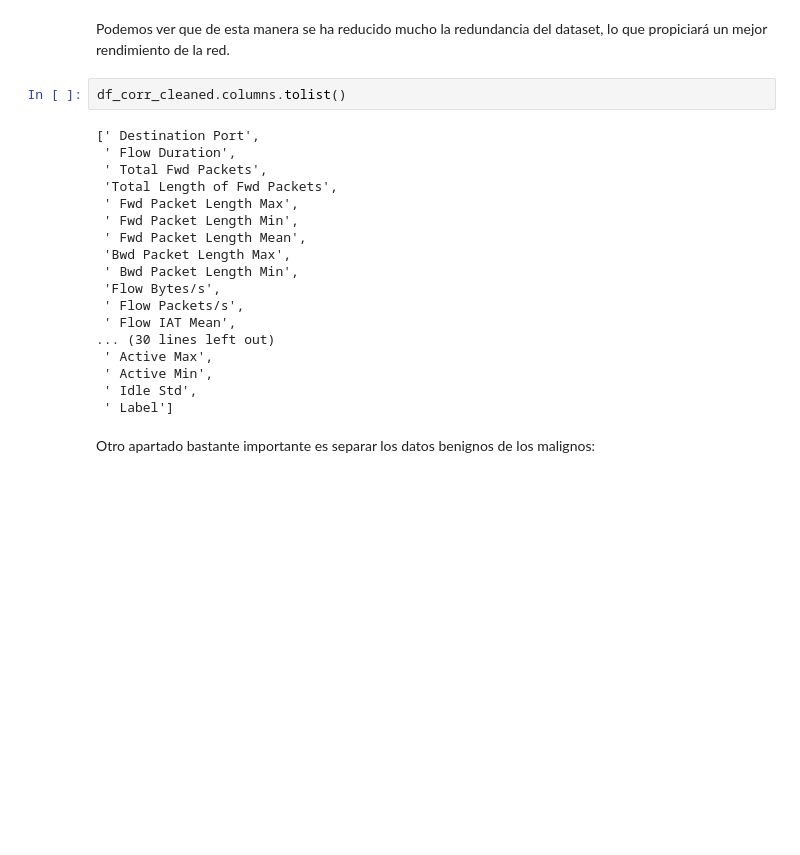
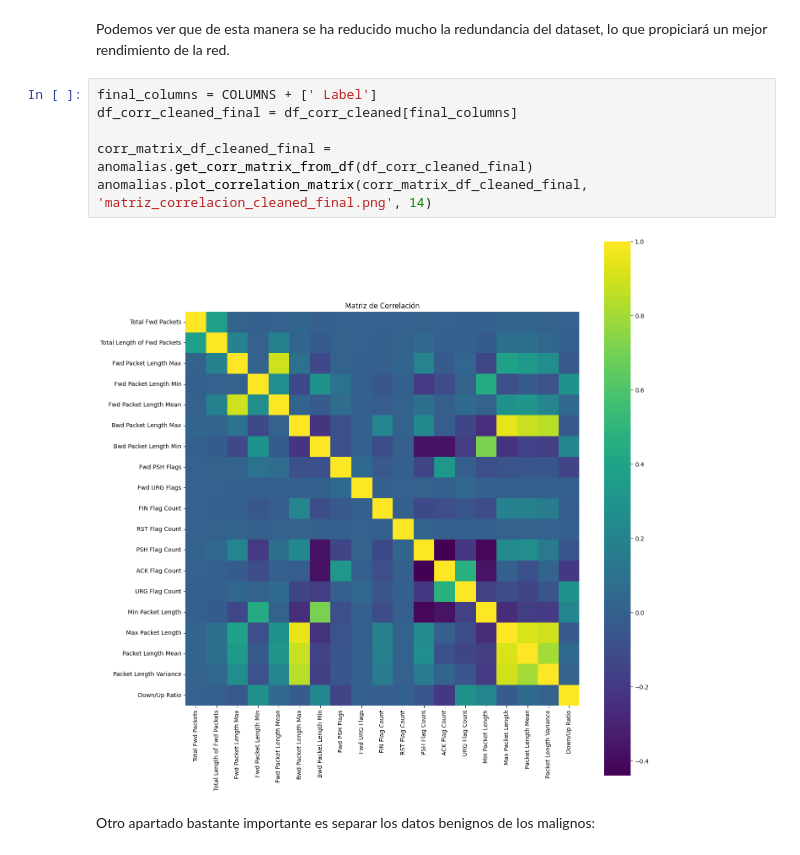
Before and after one commit to rnoguer22/AnomaliasTFG, a Jupyter notebook: code/anomalias.ipynb, the cells around one changed output. Cells and saved outputs as stored; diff of their text form; blank space fills up the shorter version.

```diff
--- a/code/anomalias.ipynb
+++ b/code/anomalias.ipynb
@@ -164,25 +163,13 @@ Se eliminaran 22 columnas: [' Total Backward Packets', ' Total Length of Bwd Pac
 # %% [markdown]
 Podemos ver que de esta manera se ha reducido mucho la redundancia del dataset, lo que propiciará un mejor rendimiento de la red.
 # %%
-df_corr_cleaned.columns.tolist()
+final_columns = COLUMNS + [' Label']
+df_corr_cleaned_final = df_corr_cleaned[final_columns]
+
+corr_matrix_df_cleaned_final = anomalias.get_corr_matrix_from_df(df_corr_cleaned_final)
+anomalias.plot_correlation_matrix(corr_matrix_df_cleaned_final, 'matriz_correlacion_cleaned_final.png', 14)
 # %% [output]
-[' Destination Port',
- ' Flow Duration',
- ' Total Fwd Packets',
- 'Total Length of Fwd Packets',
- ' Fwd Packet Length Max',
- ' Fwd Packet Length Min',
- ' Fwd Packet Length Mean',
- 'Bwd Packet Length Max',
- ' Bwd Packet Length Min',
- 'Flow Bytes/s',
- ' Flow Packets/s',
- ' Flow IAT Mean',
-... (30 lines left out)
- ' Active Max',
- ' Active Min',
- ' Idle Std',
- ' Label']
+[figure, added]
 # %% [markdown]
 Otro apartado bastante importante es separar los datos benignos de los malignos:
 # %%
```
Also changed, not shown: parts of 11 cells of this notebook, 26 other files.
